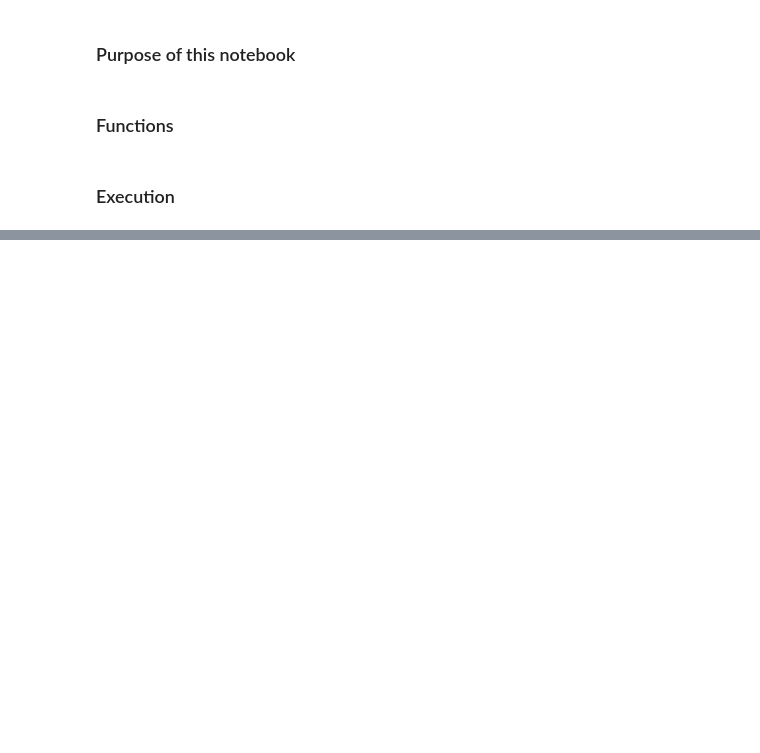
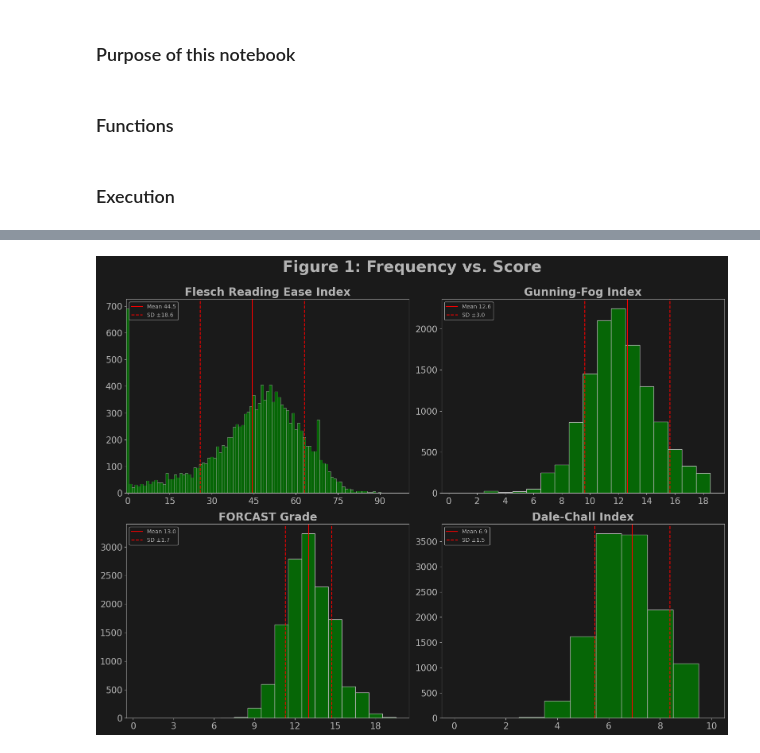
Before and after one commit to Magmafish/SerpGS, a Jupyter notebook: sandbox.ipynb, the cells around one changed output, grey strips where cells are left out. Drawn from its saved outputs; the diff is of its cells as text; code cells hidden in the pictures; blank space fills up the shorter version.

```diff
--- a/sandbox.ipynb
+++ b/sandbox.ipynb
@@ -209,2 +262,16 @@ def get_highest_kw_per_link(df, links):
+# %%
+def plot_2x2_subplots(specs, title=None):
+    if len(specs) != 4:
+        raise ValueError("The 'specs' list must contain exactly 4 tuples.")
+
+    fig, axes = plt.subplots(nrows=2, ncols=2, figsize=(16, 12), facecolor='0.1' if specs[0][3] else 'white')
+    for idx, ax in enumerate(axes.flatten()):
+        hist_subplot(*specs[idx], ax=ax)
+
+    if title is not None:
+        fig.suptitle(f"{title} Frequency vs. Score", fontsize=28, fontweight='bold', color='#B3B3B3' if specs[0][3] else '#051D40', y=1)
+
+    fig.tight_layout()
+    plt.show()
 # %% [markdown]
 ### Execution
@@ -497,0 +322,10 @@ histplot(df, 0, 100)
+# %%
+specs = [(df, 'Flesch Reading Ease Index', 1, True),
+         (df, 'Gunning-Fog Index', 1, True,),
+         (df, 'FORCAST Grade', 1, True),
+         (df, 'Dale-Chall Index', 1, True)
+         ]
+
+plot_2x2_subplots(specs, title='Figure 1:')
+# %% [output]
+[figure, added]
```
Also changed, not shown: parts of 75 cells of this notebook.
